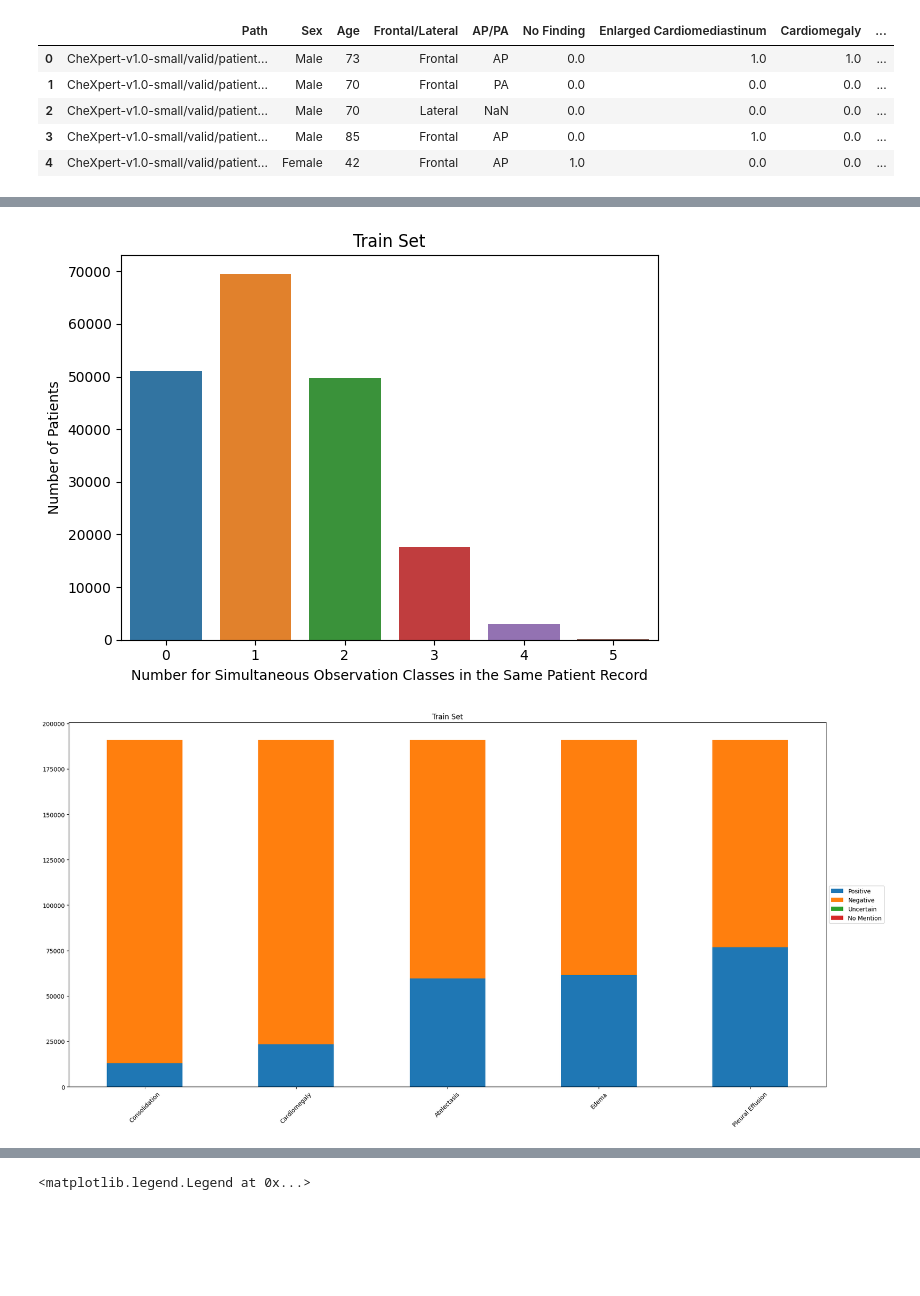
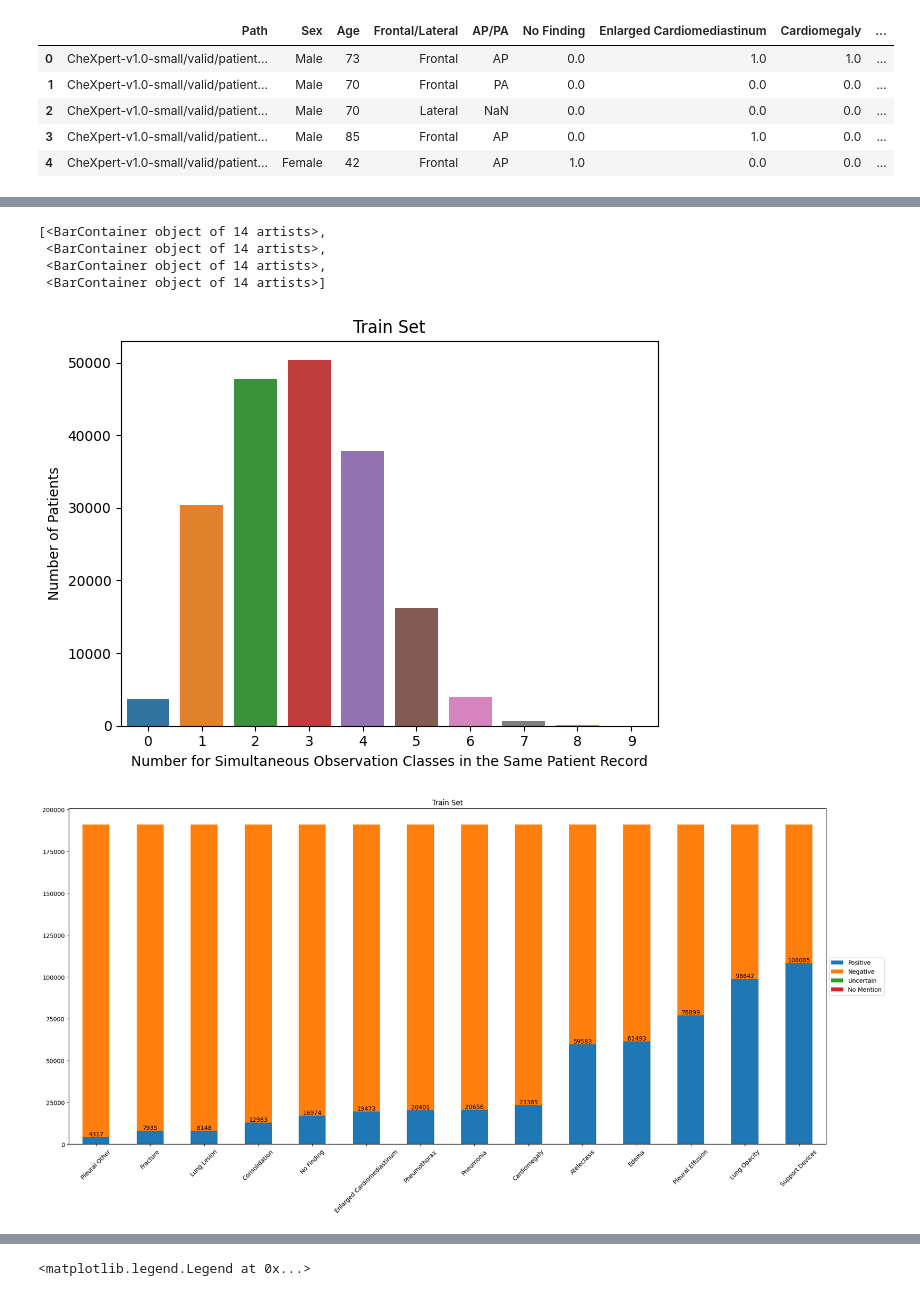
Before and after one commit to boon1987/lungsease, a Jupyter notebook: sl_version/explore.ipynb, the cells around one changed output, grey strips where cells are left out. Drawn from its saved outputs; the diff is of its cells as text; code cells hidden in the pictures; blank space fills up the shorter version.

```diff
--- a/sl_version/explore.ipynb
+++ b/sl_version/explore.ipynb
@@ -127,7 +134,7 @@ print()
 # %%
 # Training Set Distribution
-all_classes = ['No Finding', 'Enlarged Cardiomediastinum', 'Cardiomegaly', 'Lung Opacity', 'Lung Lesion', 'Edema', 'Consolidation', 'Pneumonia', 'Atelectasis', 'Pneumothorax', 'Effusion', 'Pleural Other', 'Fracture', 'Support Devices']
-all_classes = ['Cardiomegaly', 'Edema', 'Consolidation', 'Atelectasis',  'Pleural Effusion']
+all_classes = ['No Finding', 'Enlarged Cardiomediastinum', 'Cardiomegaly', 'Lung Opacity', 'Lung Lesion', 'Edema', 'Consolidation', 'Pneumonia', 'Atelectasis', 'Pneumothorax', 'Pleural Effusion', 'Pleural Other', 'Fracture', 'Support Devices']
+#all_classes = ['Cardiomegaly', 'Edema', 'Consolidation', 'Atelectasis',  'Pleural Effusion']
 
 train_set_disease = train_set.loc[:,all_classes].fillna(-2).astype(np.int8)
 
@@ -149,6 +156,9 @@ train_set_disease_summary = pd.DataFrame([m1, m0, mu, mna]).transpose()
 train_set_disease_summary.columns=['Positive','Negative', 'Uncertain', 'No Mention']
 axes = train_set_disease_summary.sort_values(["Positive","Negative"]).plot(kind='bar', figsize=(20,10), stacked=True, rot=45)
 axes.legend(loc='center left', bbox_to_anchor=(1, 0.5))
+for c in axes.containers:
+    axes.bar_label(c)
+    break
 #train_set_disease_summary.iloc[:,:3].plot(kind='bar', figsize=(20,10))
 plt.tick_params('x', labelrotation=45)
 plt.title("Train Set")
@@ -248,6 +281,7 @@ from model.src.dataloader_robust import CheXpert
 import os
 # %%
 root = "/tmp/test/workspace_lung_disease/sl_version/host_data/train_data/LungDiseaseDataset/CheXpert-v1.0-small"
-train_cols = ['Cardiomegaly', 'Edema', 'Consolidation', 'Atelectasis',  'Pleural Effusion']
-traindSet  = CheXpert(csv_path=os.path.join(root,'train.csv'), image_root_path=root, use_upsampling=False, use_frontal=True, image_size=320, mode='train', class_index=-1, shuffle=False, seed=123)
+train_cols = all_classes
+#train_cols = ['Cardiomegaly', 'Edema', 'Consolidation', 'Atelectasis',  'Pleural Effusion']
+traindSet  = CheXpert(csv_path=os.path.join(root,'train.csv'), image_root_path=root, use_upsampling=False, use_frontal=True, image_size=320, mode='train', class_index=-1, shuffle=False, seed=123, train_cols=train_cols)
 # %% [output]
@@ -270,9 +303,16 @@ Pleural Effusion(C4): imbalance ratio is 0.4026
 
 ------------------------------
+# %%
+axes.containers
+# %% [output]
+[<BarContainer object of 14 artists>,
+ <BarContainer object of 14 artists>,
+ <BarContainer object of 14 artists>,
+ <BarContainer object of 14 artists>]
 # %%
 # Training Set Distribution
 
-train_set_disease = traindSet.df.loc[:,all_classes].astype(np.int8)
+train_set_disease = traindSet.df.loc[:,train_cols].astype(np.int8)
 
 temp1 = (train_set_disease==1).sum(axis=1)
 sns.countplot(data=temp1.to_frame(), x=0)
@@ -281,32 +321,33 @@ plt.xlabel("Number for Simultaneous Observation Classes in the Same Patient Reco
 plt.ylabel('Number of Patients')
 plt.tick_params(axis='x', labelrotation=0)
 plt.tight_layout()
 plt.show()
 
 m1=(train_set_disease==1).sum(axis=0)
 m0=(train_set_disease==0).sum(axis=0)
 mu=(train_set_disease==-1).sum(axis=0)
 mna=(train_set_disease==-2).sum(axis=0)
 train_set_disease_summary = pd.DataFrame([m1, m0, mu, mna]).transpose()
 train_set_disease_summary.columns=['Positive','Negative', 'Uncertain', 'No Mention']
 axes = train_set_disease_summary.sort_values(["Positive","Negative"]).plot(kind='bar', figsize=(20,10), stacked=True, rot=45)
 axes.legend(loc='center left', bbox_to_anchor=[1.0, 0.5])
+axes.bar_label(axes.containers[0])
 #train_set_disease_summary.iloc[:,:3].plot(kind='bar', figsize=(20,10))
 plt.tick_params('x', labelrotation=45)
 plt.title("Train Set")
 plt.tight_layout()
 plt.show()
 
 # display(train_set_disease_summary)
 # d=True, rot=45)
 # axes.legend(loc='center left', bbox_to_anchor=[1.0, 0.5])
 # #train_set_disease_summary.iloc[:,:3].plot(kind='bar', figsize=(20,10))
 # plt.tick_params('x', labelrotation=45)
 # plt.title("Train Set")
 # plt.tight_layout()
 # plt.show()
 
 #display(train_set_disease_summary)
 # %% [output]
-[figure, old version]
+[figure, new version]
-[figure, old version]
+[figure, new version]
```
Also changed, not shown: parts of 19 cells of this notebook, 2 other files.
